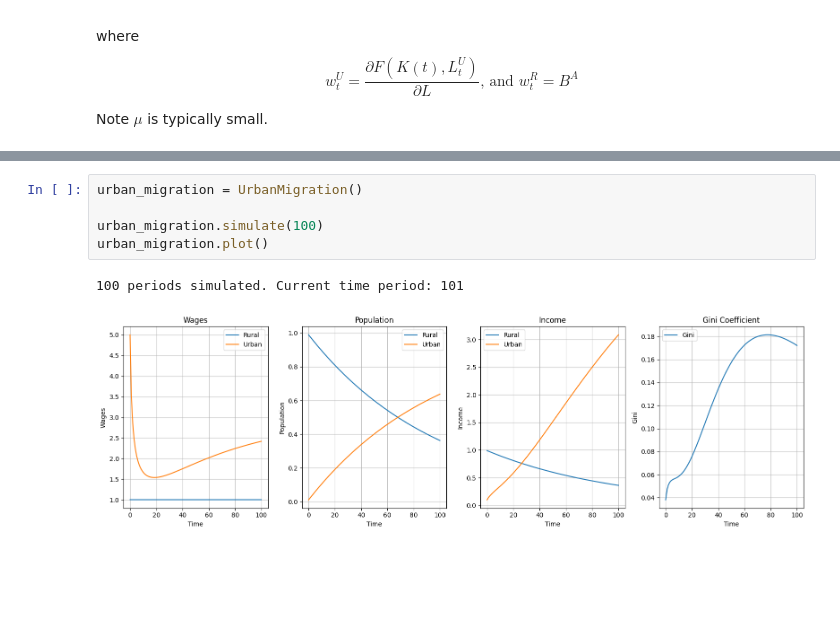
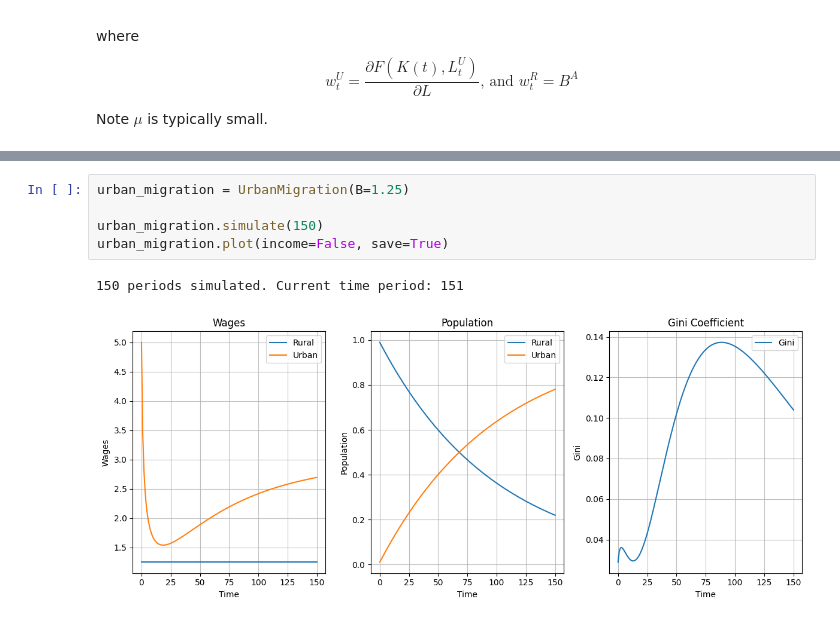
Before and after one commit to hwh1771/he4045-project, a Jupyter notebook: urbanisation.ipynb, the cells around one changed output, grey strips where cells are left out. Saved outputs shown, nothing was run; the diff lists cells and outputs as text; blank space fills up the shorter version.

```diff
--- a/urbanisation.ipynb
+++ b/urbanisation.ipynb
@@ -181,9 +210,9 @@ class UrbanMigration:
         plt.show()
 # %%
-urban_migration = UrbanMigration()
+urban_migration = UrbanMigration(B=1.25)
 
-urban_migration.simulate(100)
-urban_migration.plot()
+urban_migration.simulate(150)
+urban_migration.plot(income=False, save=True)
 # %% [output]
-100 periods simulated. Current time period: 101
+150 periods simulated. Current time period: 151
-[figure, old version]
+[figure, new version]
```
Also changed, not shown: parts of 1 cell of this notebook, 2 other files.
